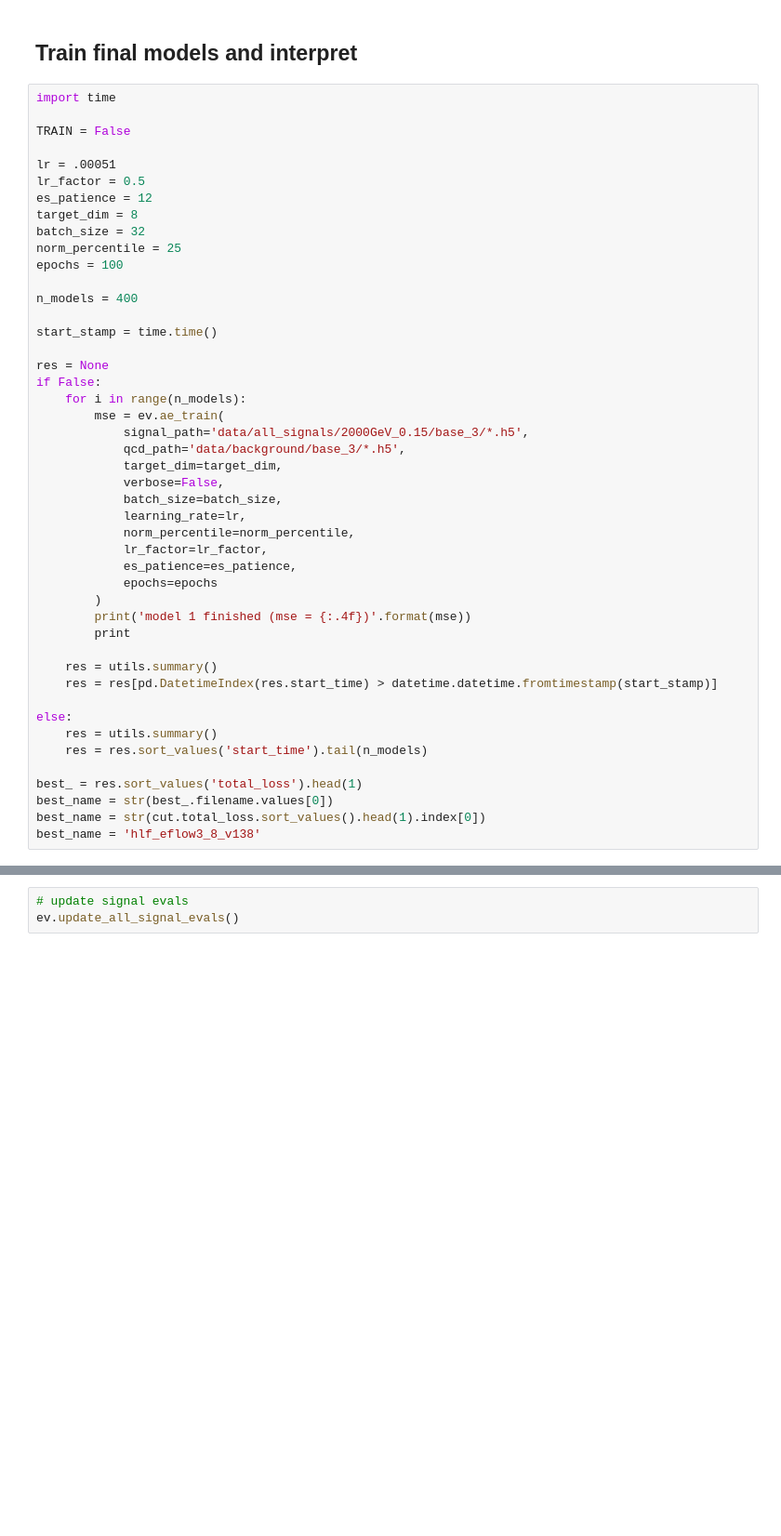
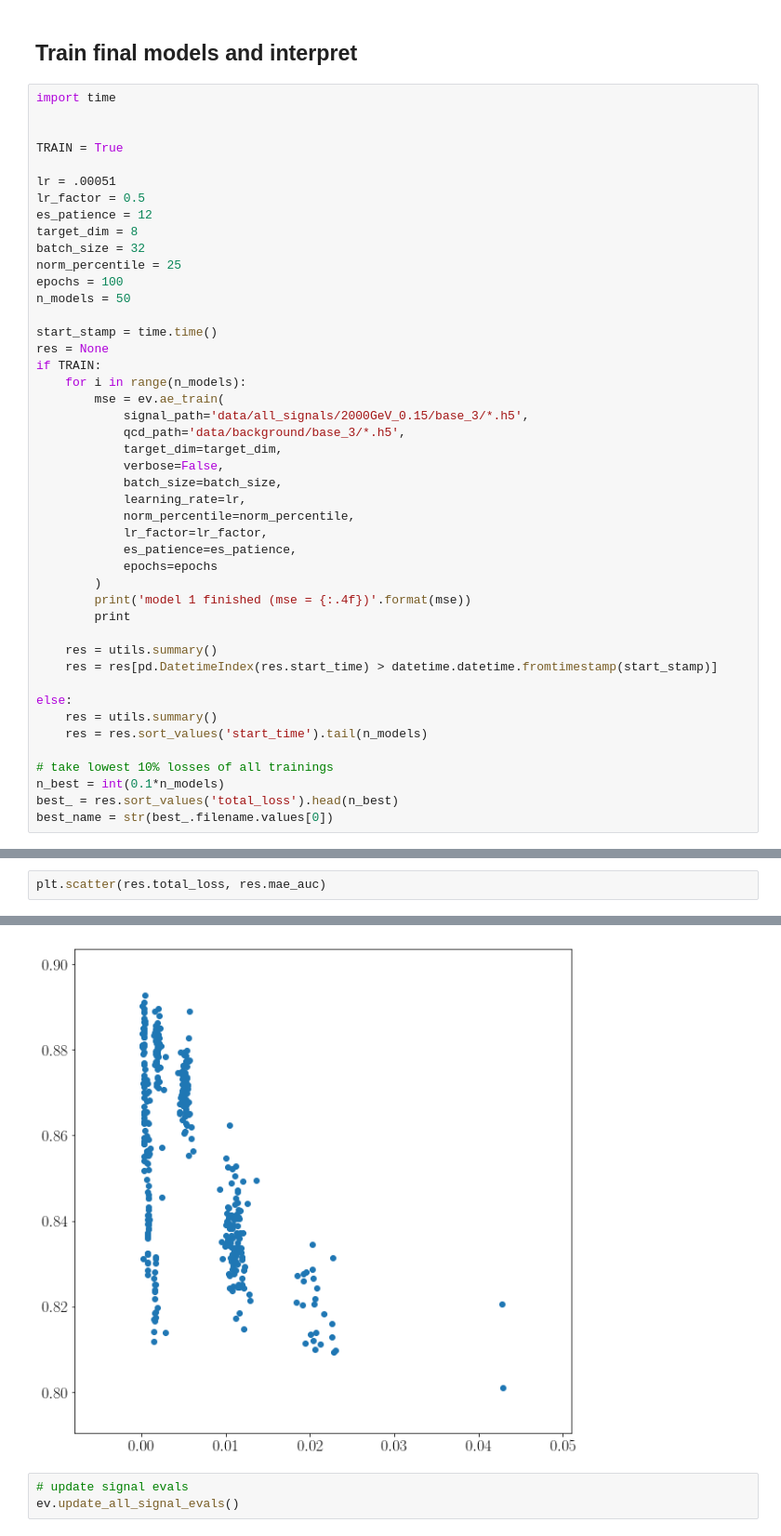
Before and after one commit to luclepot/SVJ, a Jupyter notebook: newplots.ipynb, the cells around one changed output, grey strips where cells are left out. Shown at 93% size. Drawn from its saved outputs; the diff is of its cells as text; blank space fills up the shorter version.

Commit message:
update trainings and summaries, as well as new plot methodology

```diff
--- a/newplots.ipynb
+++ b/newplots.ipynb
@@ -337,7 +337,8 @@ corr.loc[~corr.isna().all(axis=0), ~corr.isna().all(axis=1)].round(5)
 # %%
 import time
 
-TRAIN = False
+
+TRAIN = True
 
 lr = .00051
 lr_factor = 0.5
@@ -346,13 +347,11 @@ target_dim = 8
 batch_size = 32
 norm_percentile = 25
 epochs = 100
-
-n_models = 400
+n_models = 50
 
 start_stamp = time.time()
-
 res = None
-if False:
+if TRAIN:
     for i in range(n_models):
         mse = ev.ae_train(
             signal_path='data/all_signals/2000GeV_0.15/base_3/*.h5',
@@ -376,7 +375,7 @@ else:
     res = utils.summary()
     res = res.sort_values('start_time').tail(n_models)
 
-best_ = res.sort_values('total_loss').head(1)
+# take lowest 10% losses of all trainings
+n_best = int(0.1*n_models)
+best_ = res.sort_values('total_loss').head(n_best)
 best_name = str(best_.filename.values[0])
-best_name = str(cut.total_loss.sort_values().head(1).index[0])
-best_name = 'hlf_eflow3_8_v138'
@@ -382,0 +412,3 @@ best_name = 'hlf_eflow3_8_v138'
+# %%
+plt.scatter(res.total_loss, res.mae_auc)
+# %% [output]
@@ -383,3 +416,4 @@ best_name = 'hlf_eflow3_8_v138'
+[figure, added]
 # %%
 # update signal evals
 ev.update_all_signal_evals()
```
Also changed, not shown: parts of 3 cells of this notebook, 17 other files.
